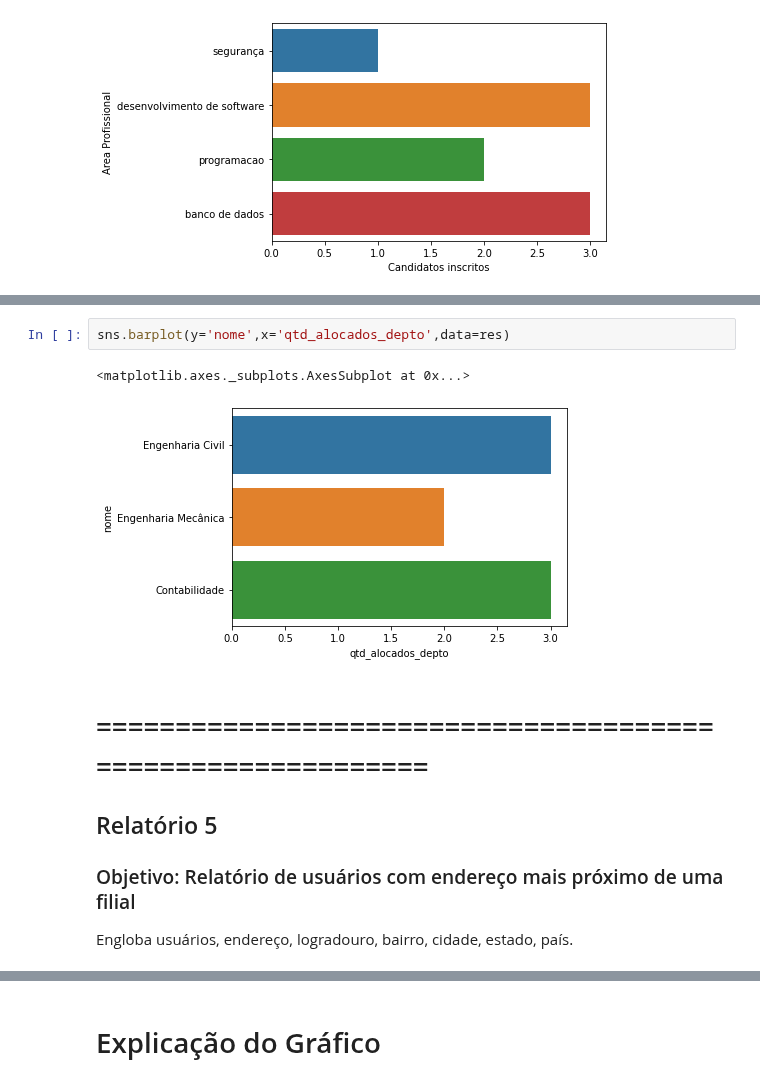
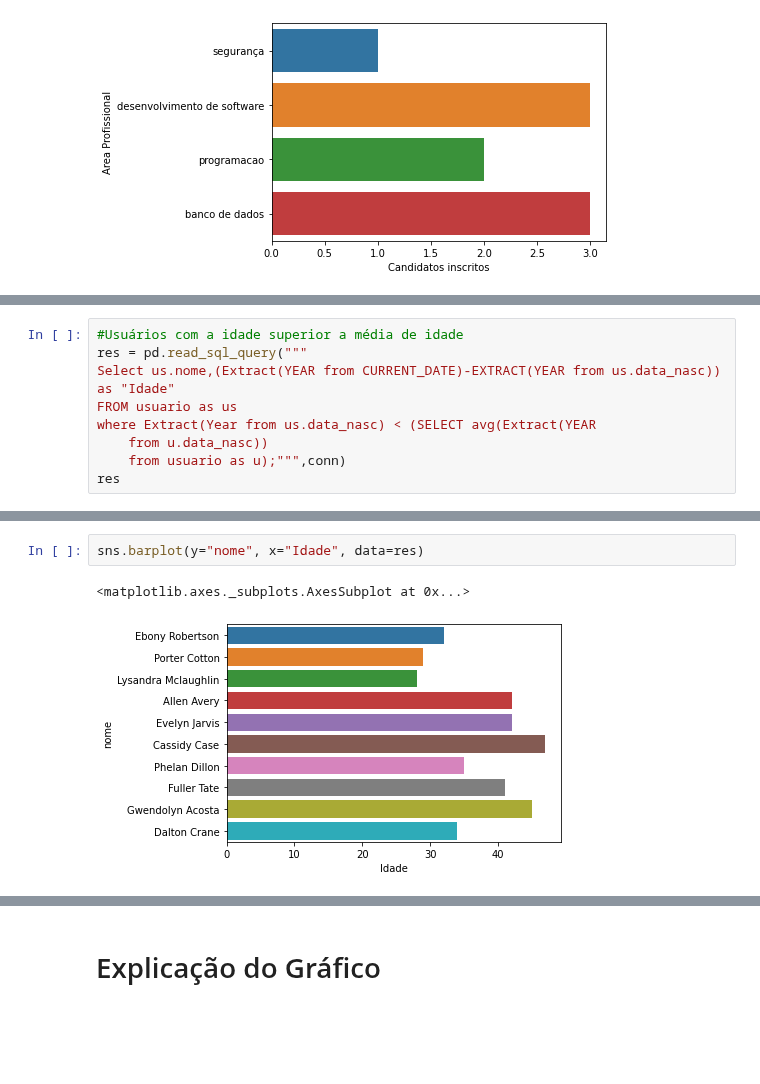
Before and after one commit to MateusLannes/Trabalho_BD1_2022, a Jupyter notebook: Files/ColabGHHL_Contrat.ipynb, the cells around one changed output, grey strips where cells are left out. Drawn from its saved outputs; the diff is of its cells as text; blank space fills up the shorter version.

```diff
--- a/Files/ColabGHHL_Contrat.ipynb
+++ b/Files/ColabGHHL_Contrat.ipynb
@@ -1526,0 +1596,9 @@ res
+# %%
+#Usuários com a idade superior a média de idade
+res = pd.read_sql_query("""
+Select us.nome,(Extract(YEAR from CURRENT_DATE)-EXTRACT(YEAR from us.data_nasc)) as "Idade"
+FROM usuario as us
+where Extract(Year from us.data_nasc) < (SELECT avg(Extract(YEAR
+    from u.data_nasc))
+    from usuario as u);""",conn)
+res
@@ -1527,10 +1617,5 @@ res
 # %%
-sns.barplot(y='nome',x='qtd_alocados_depto',data=res)
+sns.barplot(y="nome", x="Idade", data=res)
 # %% [output]
 <matplotlib.axes._subplots.AxesSubplot at 0x...>
-[figure, old version]
+[figure, new version]
-# %% [markdown]
-# ============================================================
-## Relatório 5
-### Objetivo: Relatório de usuários com endereço mais próximo de uma filial
-Engloba usuários, endereço, logradouro, bairro, cidade, estado, país.
```
Also changed, not shown: parts of 22 cells of this notebook.
